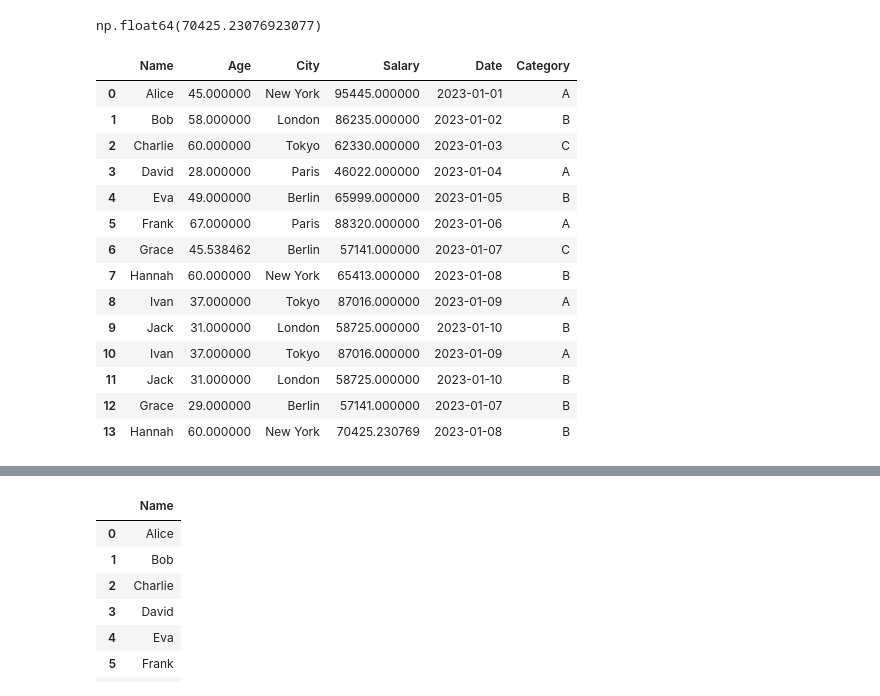
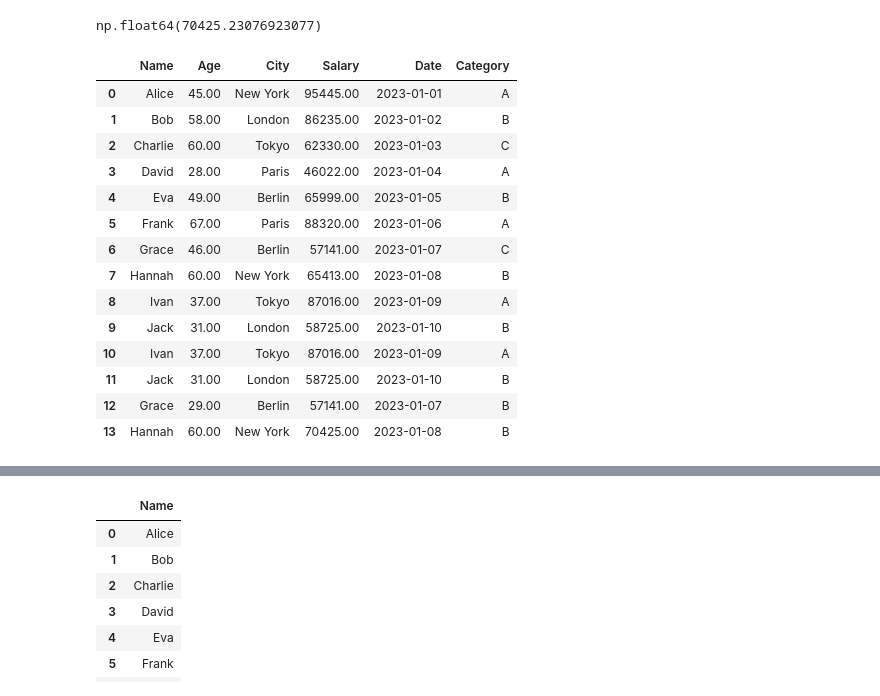
Before and after one commit to 1sumer/Python, a Jupyter notebook: Pandas/Update Pandas.ipynb, the cells around one changed output, grey strips where cells are left out. Cells and saved outputs as stored; diff of their text form; code cells hidden in the pictures.

```diff
--- a/Pandas/Update Pandas.ipynb
+++ b/Pandas/Update Pandas.ipynb
@@ -483,26 +492,26 @@ np.float64(70425.23076923077)
 # %%
 # Handling missing values
 #df.dropna(inplace=True)  # Drop rows with any missing values
-df.Age.fillna(df.Age.mean(), inplace=True)
-df.Salary.fillna(df.Salary.mean(), inplace=True)
+df.Age.fillna(round(df.Age.mean()), inplace=True)
+df.Salary.fillna(round(df.Salary.mean()), inplace=True)
 df.Category.fillna(df.Category.mode()[0], inplace=True)
 df
 # %% [output]
 |  | Name | Age | City | Salary | Date | Category |
-| 0 | Alice | 45.000000 | New York | 95445.000000 | 2023-01-01 | A |
-| 1 | Bob | 58.000000 | London | 86235.000000 | 2023-01-02 | B |
-| 2 | Charlie | 60.000000 | Tokyo | 62330.000000 | 2023-01-03 | C |
-| 3 | David | 28.000000 | Paris | 46022.000000 | 2023-01-04 | A |
-| 4 | Eva | 49.000000 | Berlin | 65999.000000 | 2023-01-05 | B |
-| 5 | Frank | 67.000000 | Paris | 88320.000000 | 2023-01-06 | A |
-| 6 | Grace | 45.538462 | Berlin | 57141.000000 | 2023-01-07 | C |
-| 7 | Hannah | 60.000000 | New York | 65413.000000 | 2023-01-08 | B |
-| 8 | Ivan | 37.000000 | Tokyo | 87016.000000 | 2023-01-09 | A |
-| 9 | Jack | 31.000000 | London | 58725.000000 | 2023-01-10 | B |
-| 10 | Ivan | 37.000000 | Tokyo | 87016.000000 | 2023-01-09 | A |
-| 11 | Jack | 31.000000 | London | 58725.000000 | 2023-01-10 | B |
-| 12 | Grace | 29.000000 | Berlin | 57141.000000 | 2023-01-07 | B |
-| 13 | Hannah | 60.000000 | New York | 70425.230769 | 2023-01-08 | B |
+| 0 | Alice | 45.00 | New York | 95445.00 | 2023-01-01 | A |
+| 1 | Bob | 58.00 | London | 86235.00 | 2023-01-02 | B |
+| 2 | Charlie | 60.00 | Tokyo | 62330.00 | 2023-01-03 | C |
+| 3 | David | 28.00 | Paris | 46022.00 | 2023-01-04 | A |
+| 4 | Eva | 49.00 | Berlin | 65999.00 | 2023-01-05 | B |
+| 5 | Frank | 67.00 | Paris | 88320.00 | 2023-01-06 | A |
+| 6 | Grace | 46.00 | Berlin | 57141.00 | 2023-01-07 | C |
+| 7 | Hannah | 60.00 | New York | 65413.00 | 2023-01-08 | B |
+| 8 | Ivan | 37.00 | Tokyo | 87016.00 | 2023-01-09 | A |
+| 9 | Jack | 31.00 | London | 58725.00 | 2023-01-10 | B |
+| 10 | Ivan | 37.00 | Tokyo | 87016.00 | 2023-01-09 | A |
+| 11 | Jack | 31.00 | London | 58725.00 | 2023-01-10 | B |
+| 12 | Grace | 29.00 | Berlin | 57141.00 | 2023-01-07 | B |
+| 13 | Hannah | 60.00 | New York | 70425.00 | 2023-01-08 | B |
 # %%
 # Removing duplicates
 df.drop_duplicates(inplace=True)
```
Also changed, not shown: parts of 118 cells of this notebook, 3 other files.
